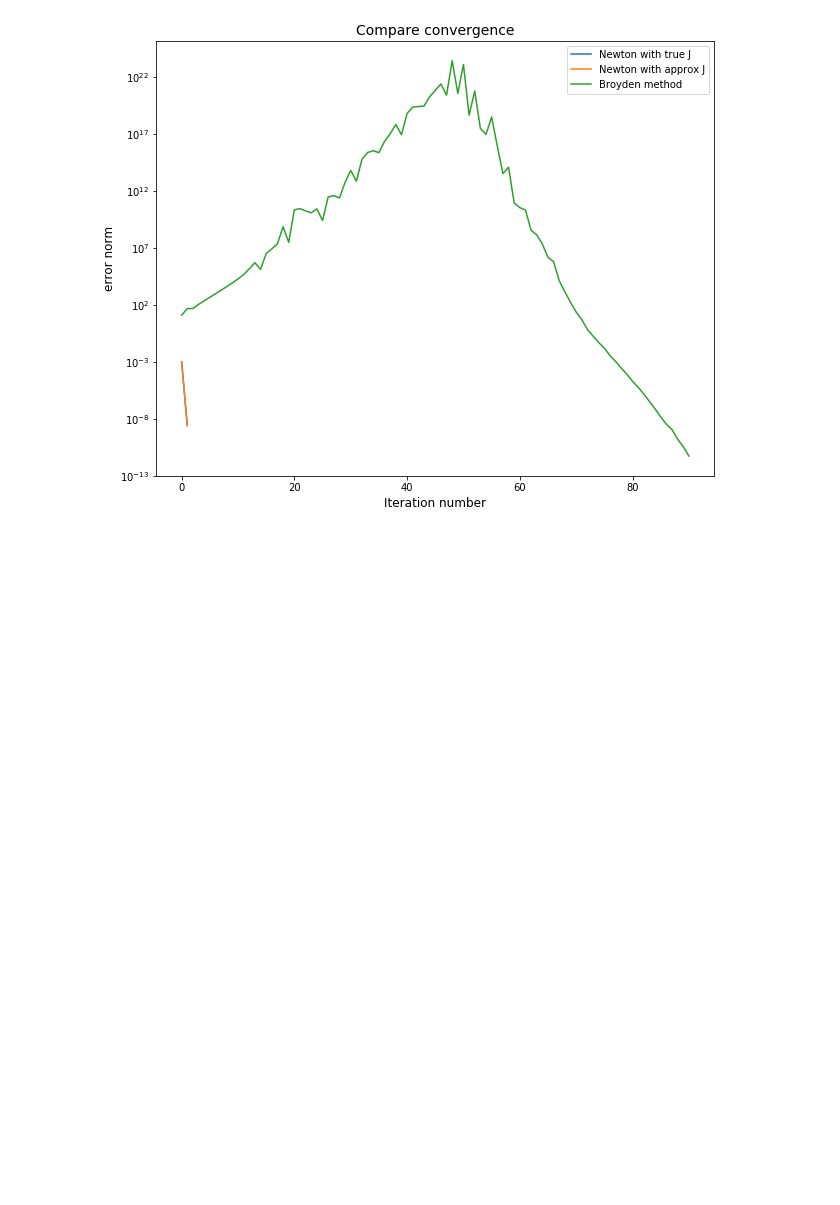
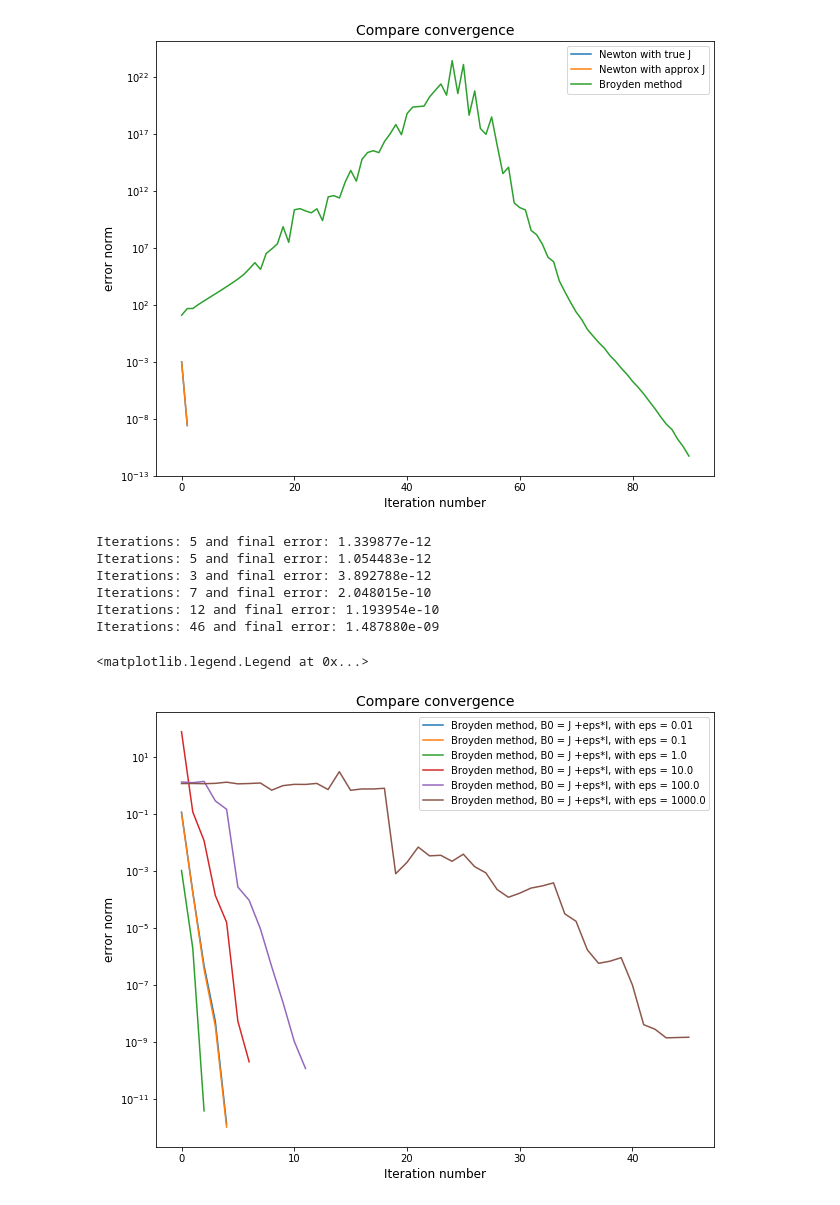
Before and after one commit to Andrcraft9/iterative_course_msu, a Jupyter notebook: task2.ipynb, the cells around one changed output. Drawn from its saved outputs; the diff is of its cells as text; code cells hidden in the pictures; blank space fills up the shorter version.

```diff
--- a/task2.ipynb
+++ b/task2.ipynb
@@ -79,7 +79,7 @@ def newton_true(D, atol, rtol, maxiters):
     return iters, errs_newtontrue
 
 atol = 1e-10; rtol = 1e-8; maxiters = 1000
-n = 40
+n = 400
 D = DiffOperator(n)
 iters, errs_newtontrue = newton_true(D, atol, rtol, maxiters)
 print("Iterations: %d and final error: %e" % (iters, errs_newtontrue[-1]))
@@ -104,8 +104,9 @@ def newton_approx(D, atol, rtol, h, maxiters):
 
     return iters, errs_newtonapprox
 
-atol = 1e-10; rtol = 1e-8; h = 1e-5; maxiters = 1000
-n = 40
+atol = 1e-10; rtol = 1e-8; maxiters = 1000
+n = 400
+h = 1000.0*(1.0 / n)
 D = DiffOperator(n)
 iters, errs_newtonapprox = newton_approx(D, atol, rtol, h, maxiters)
 print("Iterations: %d and final error: %e" % (iters, errs_newtonapprox[-1]))
@@ -153,3 +154,55 @@ plt.legend()
 # %% [output]
 <matplotlib.legend.Legend at 0x...>
 [figure]
+# %%
+# Broyden Method, other initial approach for B
+def broyden2(D, atol, rtol, maxiters, eps):
+    n = D.N
+    u = np.zeros(n)
+    r0 = np.linalg.norm(D.apply(u))
+    r = r0
+    B = (1.0/(D.h)**2) * spsp.diags([1, -2, 1], [-1, 0, 1], shape=(n, n)).todense() + eps * np.eye(n)
+
+    iters = 0
+    errs_broyden = []
+
+    while r > rtol*r0 + atol and iters < maxiters:
+        s = np.linalg.solve(B, -D.apply(u))
+        u = u + s
+        r = np.linalg.norm(D.apply(u))
+        B = B + (D.apply(u).reshape(n, 1)).dot(s.reshape(1, n)) / s.dot(s)
+        errs_broyden.append(np.linalg.norm(D.SOL - u))
+        iters = iters + 1
+
+    return iters, errs_broyden
+
+atol = 1e-10; rtol = 1e-8; maxiters = 1000
+n = 40
+D = DiffOperator(n)
+
+eps = [1e-2, 1e-1, 1e0, 1e+1, 1e+2, 1e+3]
+errs_broyden = [0, 0, 0, 0, 0, 0]
+iters = [0, 0, 0, 0, 0, 0]
+for i in range(len(eps)):
+    iters[i], errs_broyden[i] = broyden2(D, atol, rtol, maxiters, eps[i])
+    print("Iterations: %d and final error: %e" % (iters[i], errs_broyden[i][-1]))
+
+
+plt.figure(figsize=(10, 8))
+for i in range(len(eps)):
+    plt.plot(errs_broyden[i], label="Broyden method, B0 = J +eps*I, with eps = " + str(eps[i]))
+
+plt.title("Compare convergence", fontsize=14)
+plt.xlabel("Iteration number", fontsize=12)
+plt.yscale('log')
+plt.ylabel("error norm", fontsize=12)
+plt.legend()
+# %% [output]
+Iterations: 5 and final error: 1.339877e-12
+Iterations: 5 and final error: 1.054483e-12
+Iterations: 3 and final error: 3.892788e-12
+Iterations: 7 and final error: 2.048015e-10
+Iterations: 12 and final error: 1.193954e-10
+Iterations: 46 and final error: 1.487880e-09
+<matplotlib.legend.Legend at 0x...>
+[figure, added]
```
Also changed, not shown: parts of 2 cells of this notebook.
